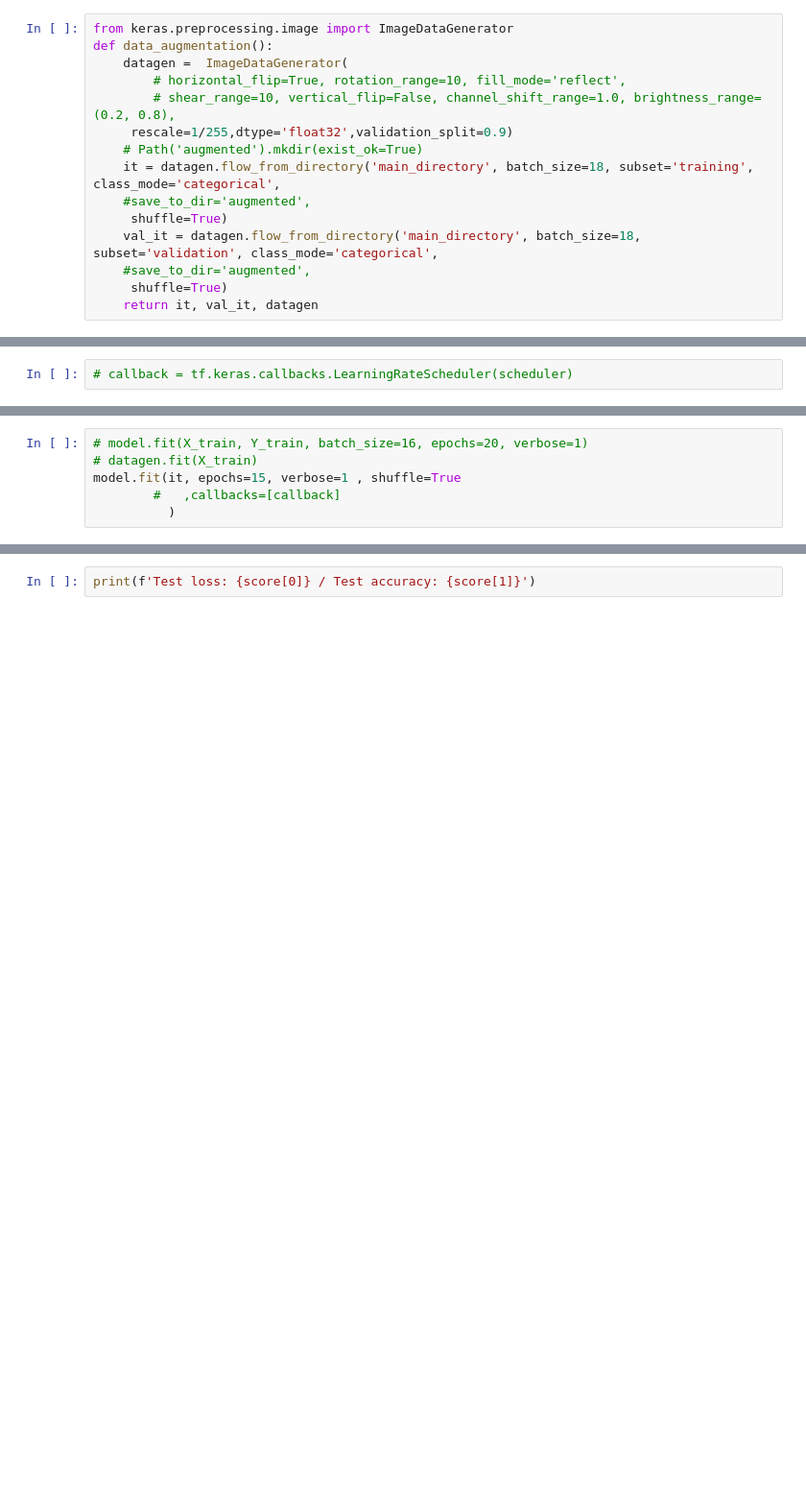
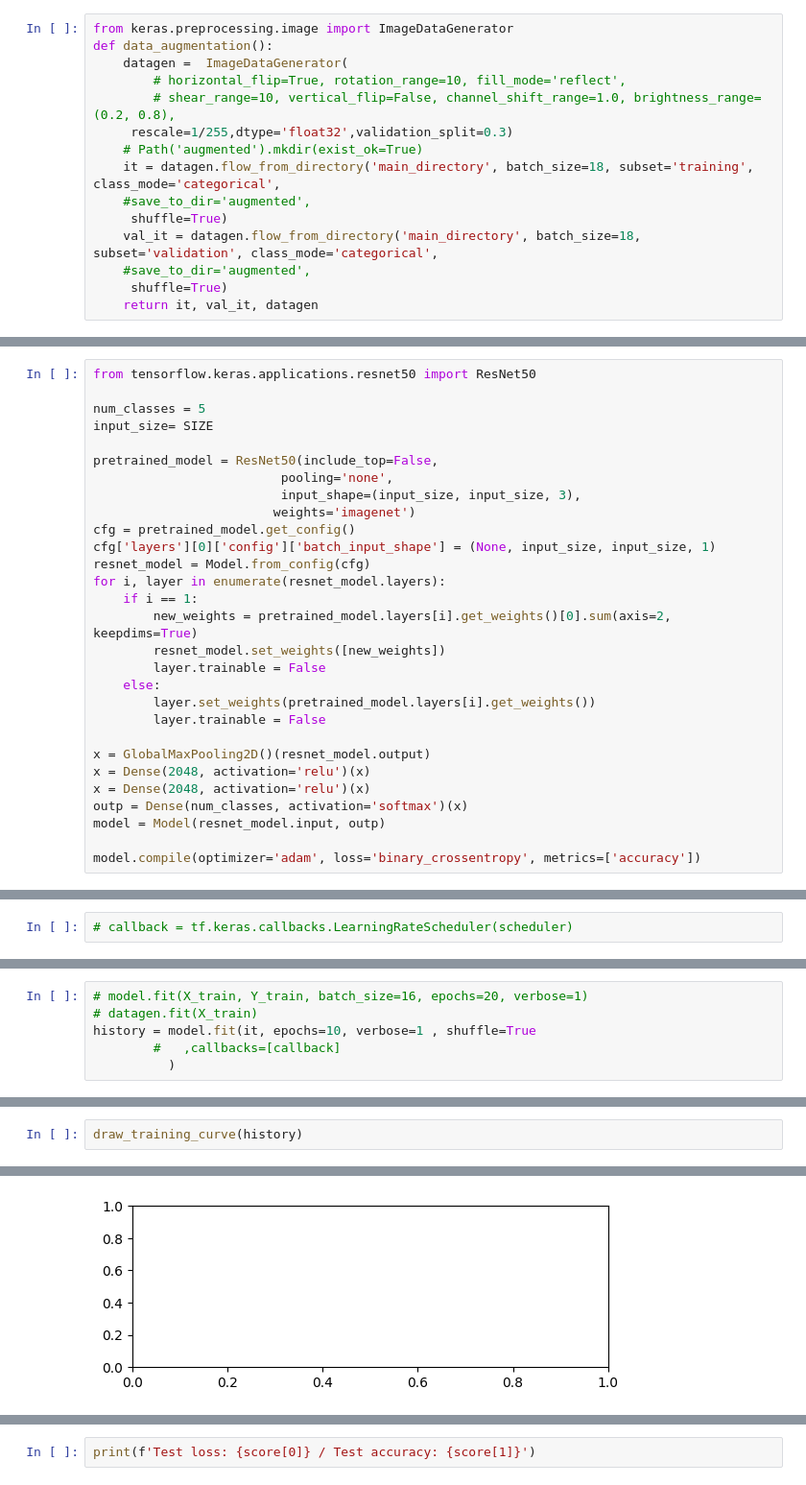
Before and after one commit to glusi/cv-project, a Jupyter notebook: project.ipynb, the cells around one changed output, grey strips where cells are left out. Shown: that part at 96% size. Drawn from its saved outputs; the diff is of its cells as text; blank space fills up the shorter version.

```diff
--- a/project.ipynb
+++ b/project.ipynb
@@ -224,7 +254,7 @@ def data_augmentation():
     datagen =  ImageDataGenerator(
         # horizontal_flip=True, rotation_range=10, fill_mode='reflect',
         # shear_range=10, vertical_flip=False, channel_shift_range=1.0, brightness_range=(0.2, 0.8),
-     rescale=1/255,dtype='float32',validation_split=0.9)
+     rescale=1/255,dtype='float32',validation_split=0.3)
     # Path('augmented').mkdir(exist_ok=True)
     it = datagen.flow_from_directory('main_directory', batch_size=18, subset='training', class_mode='categorical',
     #save_to_dir='augmented',
@@ -283,0 +378,29 @@ model.compile(optimizer= tf.keras.optimizers.Adam(learning_rate=3e-6, amsgrad=Tr
+# %%
+from tensorflow.keras.applications.resnet50 import ResNet50
+
+num_classes = 5
+input_size= SIZE
+
+pretrained_model = ResNet50(include_top=False,
+                         pooling='none',
+                         input_shape=(input_size, input_size, 3),
+                        weights='imagenet')
+cfg = pretrained_model.get_config()
+cfg['layers'][0]['config']['batch_input_shape'] = (None, input_size, input_size, 1)
+resnet_model = Model.from_config(cfg)
+for i, layer in enumerate(resnet_model.layers):
+    if i == 1:
+        new_weights = pretrained_model.layers[i].get_weights()[0].sum(axis=2, keepdims=True)
+        resnet_model.set_weights([new_weights])
+        layer.trainable = False
+    else:
+        layer.set_weights(pretrained_model.layers[i].get_weights())
+        layer.trainable = False
+
+x = GlobalMaxPooling2D()(resnet_model.output)
+x = Dense(2048, activation='relu')(x)
+x = Dense(2048, activation='relu')(x)
+outp = Dense(num_classes, activation='softmax')(x)
+model = Model(resnet_model.input, outp)
+
+model.compile(optimizer='adam', loss='binary_crossentropy', metrics=['accuracy'])
@@ -312,7 +417,7 @@ None
 # %%
 # model.fit(X_train, Y_train, batch_size=16, epochs=20, verbose=1)
 # datagen.fit(X_train)
-model.fit(it, epochs=15, verbose=1 , shuffle=True
+history = model.fit(it, epochs=10, verbose=1 , shuffle=True
         #   ,callbacks=[callback]
           )
 # %% [output]
@@ -336,0 +429,3 @@ Epoch 15/15
+# %%
+draw_training_curve(history)
+# %% [output]
@@ -337,3 +433,4 @@ Epoch 15/15
+[figure, added]
 # %%
 score = model.evaluate(val_it)
 # %% [output]
```
Also changed, not shown: parts of 10 cells of this notebook, 2 other files.
